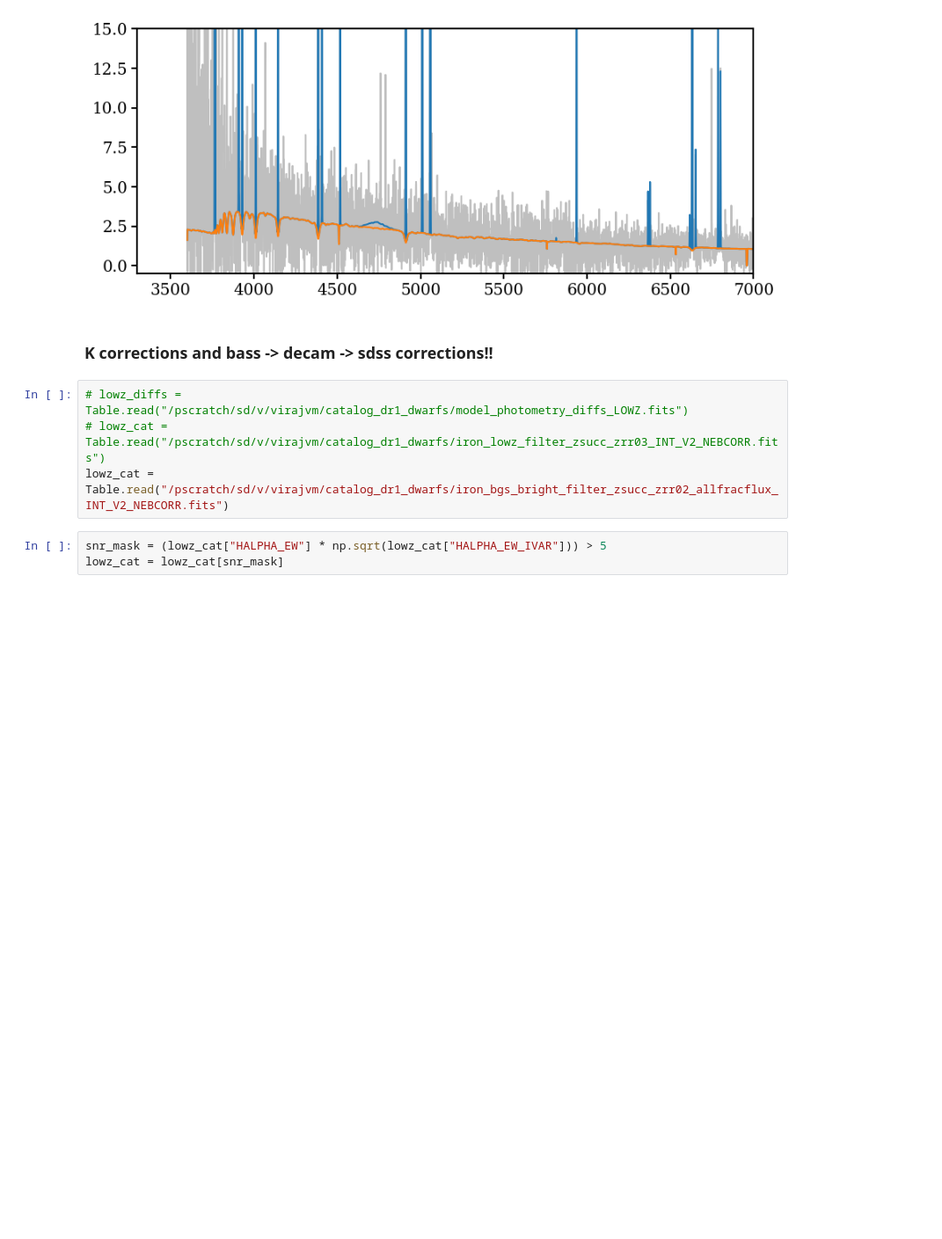
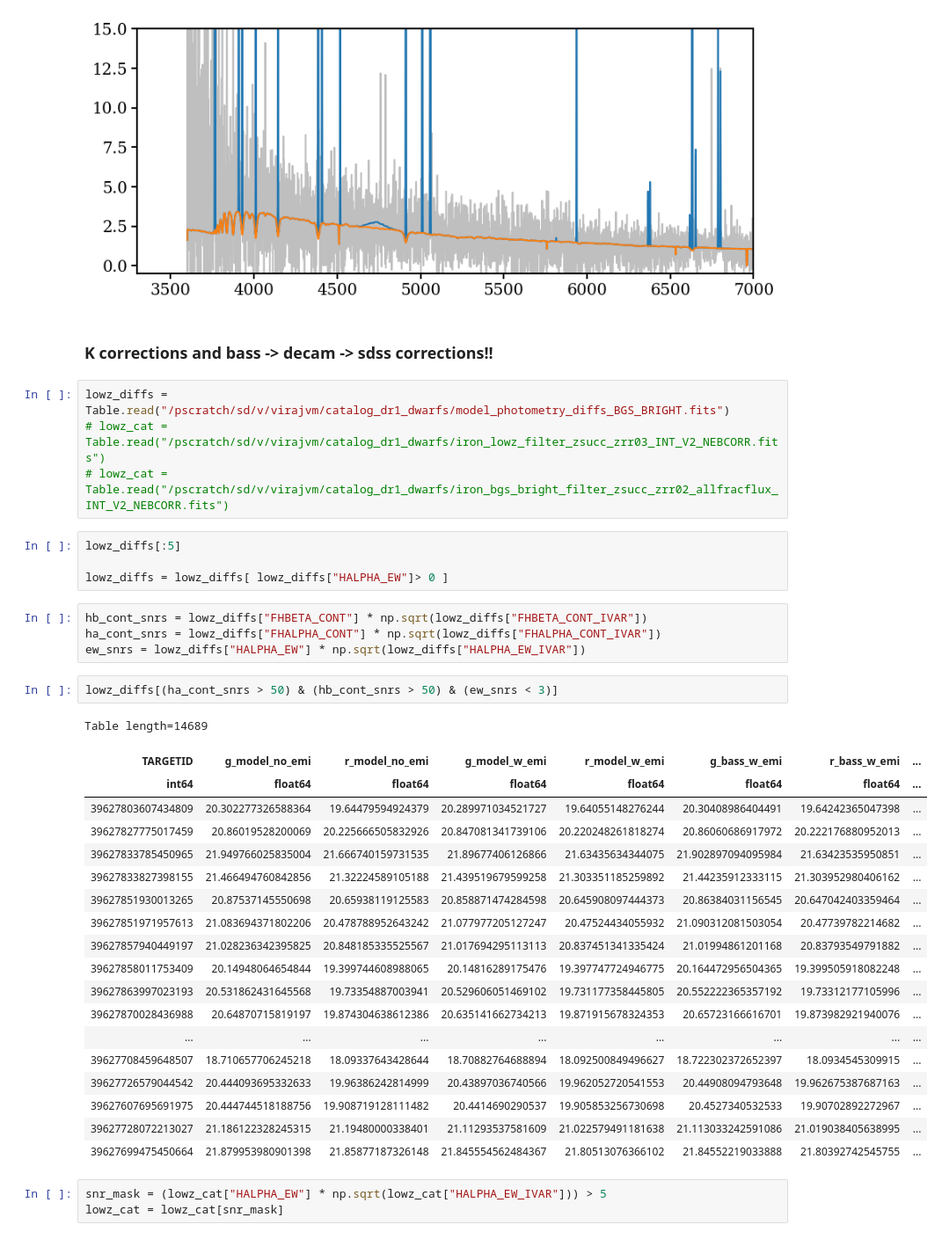
Before and after one commit to virajvman/desi_dwarfs, a Jupyter notebook: notebooks/catalog_paper/stellar_mass_investigate.ipynb, the cells around one changed output. Shown at 88% size. Saved outputs shown, nothing was run; the diff lists cells and outputs as text; blank space fills up the shorter version.

```diff
--- a/notebooks/catalog_paper/stellar_mass_investigate.ipynb
+++ b/notebooks/catalog_paper/stellar_mass_investigate.ipynb
@@ -376,9 +376,39 @@ No artists with labels found to put in legend.  Note that artists whose label st
 # %% [markdown]
 ### K corrections and bass -> decam -> sdss corrections!!
 # %%
-# lowz_diffs = Table.read("/pscratch/sd/v/virajvm/catalog_dr1_dwarfs/model_photometry_diffs_LOWZ.fits")
+lowz_diffs = Table.read("/pscratch/sd/v/virajvm/catalog_dr1_dwarfs/model_photometry_diffs_BGS_BRIGHT.fits")
 # lowz_cat = Table.read("/pscratch/sd/v/virajvm/catalog_dr1_dwarfs/iron_lowz_filter_zsucc_zrr03_INT_V2_NEBCORR.fits")
-lowz_cat = Table.read("/pscratch/sd/v/virajvm/catalog_dr1_dwarfs/iron_bgs_bright_filter_zsucc_zrr02_allfracflux_INT_V2_NEBCORR.fits")
+# lowz_cat = Table.read("/pscratch/sd/v/virajvm/catalog_dr1_dwarfs/iron_bgs_bright_filter_zsucc_zrr02_allfracflux_INT_V2_NEBCORR.fits")
+# %%
+lowz_diffs[:5]
+
+lowz_diffs = lowz_diffs[ lowz_diffs["HALPHA_EW"]> 0 ]
+# %%
+hb_cont_snrs = lowz_diffs["FHBETA_CONT"] * np.sqrt(lowz_diffs["FHBETA_CONT_IVAR"])
+ha_cont_snrs = lowz_diffs["FHALPHA_CONT"] * np.sqrt(lowz_diffs["FHALPHA_CONT_IVAR"])
+ew_snrs = lowz_diffs["HALPHA_EW"] * np.sqrt(lowz_diffs["HALPHA_EW_IVAR"])
+# %%
+lowz_diffs[(ha_cont_snrs > 50) & (hb_cont_snrs > 50) & (ew_snrs < 3)]
+# %% [output]
+Table length=14689
+| TARGETID | g_model_no_emi | r_model_no_emi | g_model_w_emi | r_model_w_emi | g_bass_w_emi | r_bass_w_emi | ... |
+| int64 | float64 | float64 | float64 | float64 | float64 | float64 | ... |
+| 39627803607434809 | 20.302277326588364 | 19.64479594924379 | 20.289971034521727 | 19.64055148276244 | 20.30408986404491 | 19.64242365047398 | ... |
+| 39627827775017459 | 20.86019528200069 | 20.225666505832926 | 20.847081341739106 | 20.220248261818274 | 20.86060686917972 | 20.222176880952013 | ... |
+| 39627833785450965 | 21.949766025835004 | 21.666740159731535 | 21.89677406126866 | 21.63435634344075 | 21.902897094095984 | 21.63423535950851 | ... |
+| 39627833827398155 | 21.466494760842856 | 21.32224589105188 | 21.439519679599258 | 21.303351185259892 | 21.44235912333115 | 21.303952980406162 | ... |
+| 39627851930013265 | 20.87537145550698 | 20.65938119125583 | 20.858871474284598 | 20.645908097444373 | 20.86384031156545 | 20.647042403359464 | ... |
+| 39627851971957613 | 21.083694371802206 | 20.478788952643242 | 21.077977205127247 | 20.47524434055932 | 21.090312081503054 | 20.47739782214682 | ... |
+| 39627857940449197 | 21.028236342395825 | 20.848185335525567 | 21.017694295113113 | 20.837451341335424 | 21.01994861201168 | 20.83793549791882 | ... |
+| 39627858011753409 | 20.14948064654844 | 19.399744608988065 | 20.14816289175476 | 19.397747724946775 | 20.164472956504365 | 19.399505918082248 | ... |
+| 39627863997023193 | 20.531862431645568 | 19.73354887003941 | 20.529606051469102 | 19.731177358445805 | 20.552222365357192 | 19.73312177105996 | ... |
+| 39627870028436988 | 20.64870715819197 | 19.874304638612386 | 20.635141662734213 | 19.871915678324353 | 20.65723166616701 | 19.873982921940076 | ... |
+| ... | ... | ... | ... | ... | ... | ... | ... |
+| 39627708459648507 | 18.710657706245218 | 18.09337643428644 | 18.70882764688894 | 18.092500849496627 | 18.722302372652397 | 18.0934545309915 | ... |
+| 39627726579044542 | 20.444093695332633 | 19.96386242814999 | 20.43897036740566 | 19.962052720541553 | 20.44908094793648 | 19.962675387687163 | ... |
+| 39627607695691975 | 20.444744518188756 | 19.908719128111482 | 20.4414690290537 | 19.905853256730698 | 20.4527340532533 | 19.90702892272967 | ... |
+| 39627728072213027 | 21.186122328245315 | 21.19480000338401 | 21.11293537581609 | 21.022579491181638 | 21.113033242591086 | 21.019038405638995 | ... |
+| 39627699475450664 | 21.879953980901398 | 21.85877187326148 | 21.845554562484367 | 21.80513076366102 | 21.84552219033888 | 21.80392742545755 | ... |
 # %%
 snr_mask = (lowz_cat["HALPHA_EW"] * np.sqrt(lowz_cat["HALPHA_EW_IVAR"])) > 5
 lowz_cat = lowz_cat[snr_mask]
```
Also changed, not shown: 1 other file.
